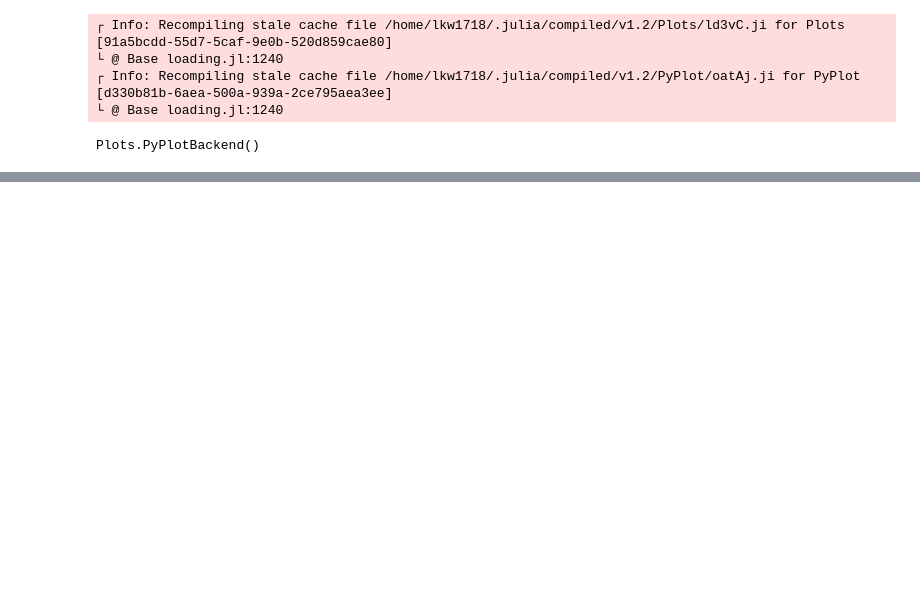
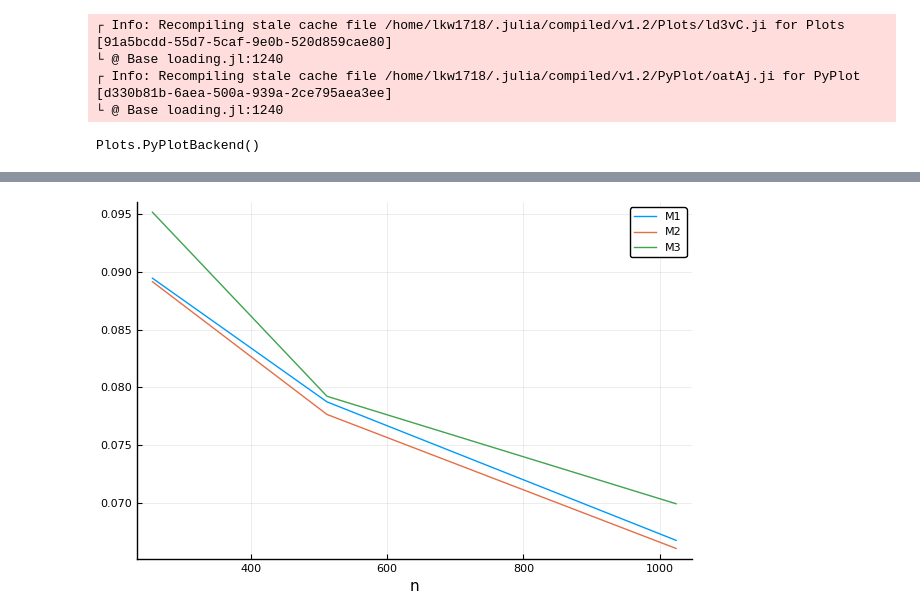
Before and after one commit to kw-lee/AdvStatComp_HDP, a Jupyter notebook: tables/table3_visualize.ipynb, the cells around one changed output, grey strips where cells are left out. Saved outputs shown, nothing was run; the diff lists cells and outputs as text; code cells hidden in the pictures; blank space fills up the shorter version.

```diff
--- a/tables/table3_visualize.ipynb
+++ b/tables/table3_visualize.ipynb
@@ -43,0 +54,7 @@ ans2_m1
+# %%
+# for m = 32
+plot1 = Plots.plot(ns, rel_error1_m1[2,:], label = "M1", xlab = "n")
+Plots.plot!(plot1, ns, rel_error1_m2[2,:], label = "M2")
+Plots.plot!(plot1, ns, rel_error1_m3[2,:], label = "M3")
+# %% [output]
+[figure, added]
```
Also changed, not shown: parts of 8 cells of this notebook, 4 other files.
